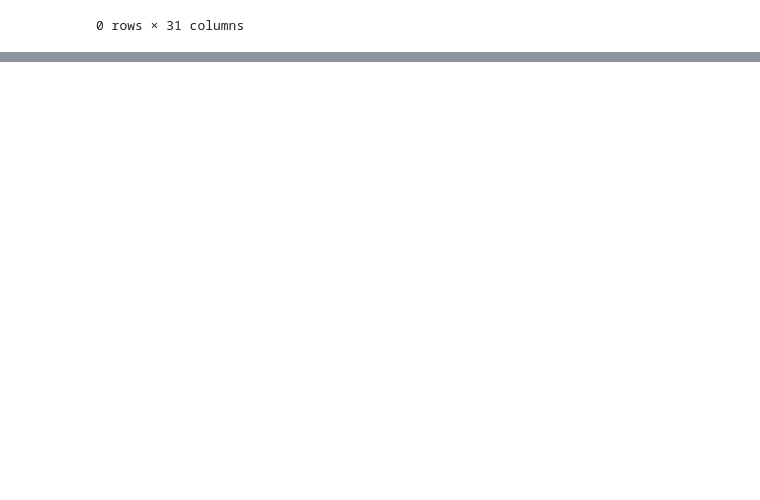
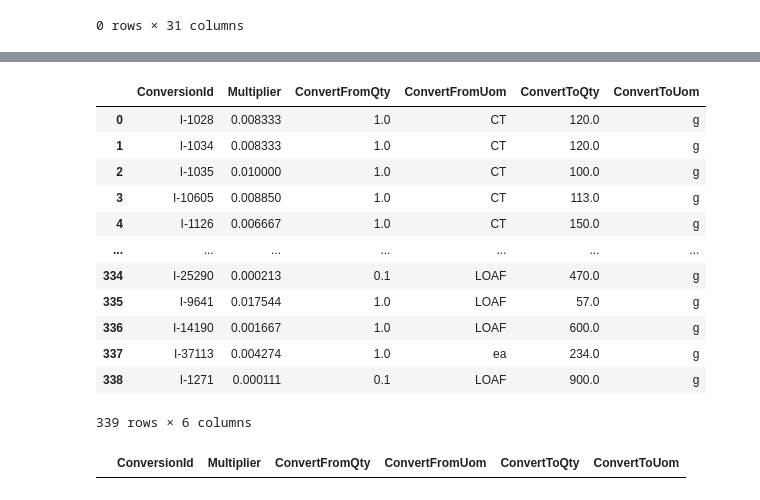
Before and after one commit to ssmubc/CFFS_jupyter_may29, a Jupyter notebook: Categorizing_IDs_to_GHG_IDs/Reorganizing_categories.ipynb, the cells around one changed output, grey strips where cells are left out. Saved outputs shown, nothing was run; the diff lists cells and outputs as text; code cells hidden in the pictures; blank space fills up the shorter version.

```diff
--- a/Categorizing_IDs_to_GHG_IDs/Reorganizing_categories.ipynb
+++ b/Categorizing_IDs_to_GHG_IDs/Reorganizing_categories.ipynb
@@ -472,0 +667,25 @@ unfiltered_df
+# %%
+# Add the specific conversion info from the newly-processed data to a unit conversion database
+Update_Conv = pd.read_csv(os.path.join("C:/Users/smvan/CFFS-S23/CFFS-22-23/data/cleaning/update/Conv_UpdateConv.csv"))
+Update_Conv
+# %% [output]
+|  | ConversionId | Multiplier | ConvertFromQty | ConvertFromUom | ConvertToQty | ConvertToUom |
+| 0 | I-1028 | 0.008333 | 1.0 | CT | 120.0 | g |
+| 1 | I-1034 | 0.008333 | 1.0 | CT | 120.0 | g |
+| 2 | I-1035 | 0.010000 | 1.0 | CT | 100.0 | g |
+| 3 | I-10605 | 0.008850 | 1.0 | CT | 113.0 | g |
+| 4 | I-1126 | 0.006667 | 1.0 | CT | 150.0 | g |
+| ... | ... | ... | ... | ... | ... | ... |
+| 334 | I-25290 | 0.000213 | 0.1 | LOAF | 470.0 | g |
+| 335 | I-9641 | 0.017544 | 1.0 | LOAF | 57.0 | g |
+| 336 | I-14190 | 0.001667 | 1.0 | LOAF | 600.0 | g |
+| 337 | I-37113 | 0.004274 | 1.0 | ea | 234.0 | g |
+| 338 | I-1271 | 0.000111 | 0.1 | LOAF | 900.0 | g |
+339 rows × 6 columns
+# %%
+# return dataframe with null values
+# There are no null values
+subset_conv = Update_Conv[Update_Conv["Multiplier"].isna()]
+subset_conv
+# %% [output]
+|  | ConversionId | Multiplier | ConvertFromQty | ConvertFromUom | ConvertToQty | ConvertToUom |
```
Also changed, not shown: parts of 29 cells of this notebook.
